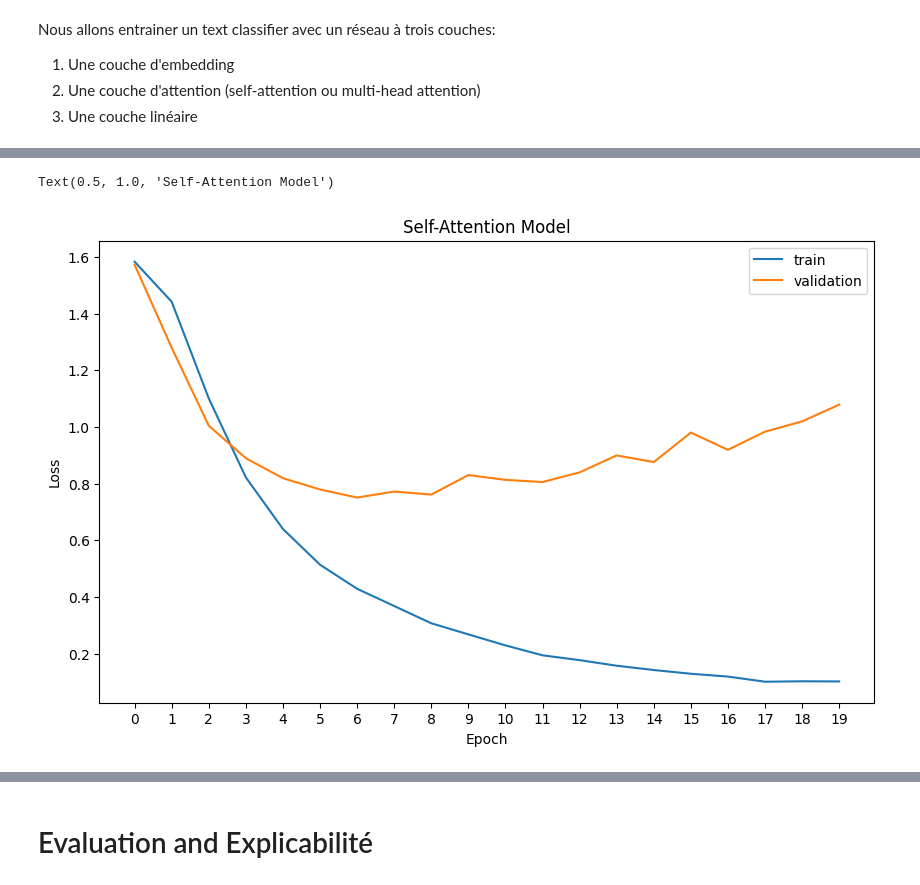
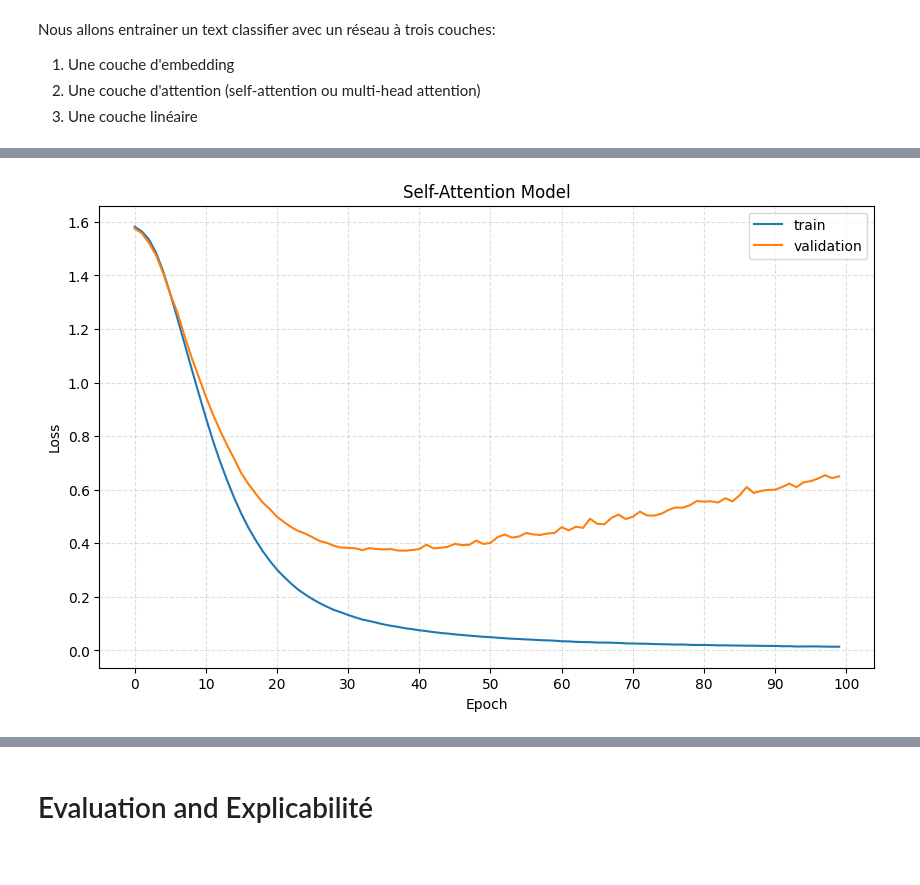
Before and after one commit to MBIANDI/yt_video_comments_analysis, a Jupyter notebook: 4-multi-head-attention.ipynb, the cells around one changed output, grey strips where cells are left out. Drawn from its saved outputs; the diff is of its cells as text; code cells hidden in the pictures.

```diff
--- a/4-multi-head-attention.ipynb
+++ b/4-multi-head-attention.ipynb
@@ -50,2 +61,2 @@ tokenizer = BertTokenizer.from_pretrained('bert-base-uncased')
 # %%
-emotions["train"]["text"]
+text = emotions['train'][0]['text']
@@ -150,8 +169,8 @@ class SelfAttention(nn.Module):
         K = self.key(x)
         V = self.value(x)
         attention_scores = torch.bmm(Q, K.transpose(1, 2)) / (self.embed_size ** 0.5)
-        # attention_mask = attention_mask.unsqueeze(1).unsqueeze(2).to(dtype=attention_scores.dtype)
-        # attention_scores = attention_scores.masked_fill(attention_mask == 0, float('-inf'))
+        attention_mask = attention_mask.unsqueeze(1).unsqueeze(2).to(dtype=attention_scores.dtype)
+        attention_scores = attention_scores.masked_fill(attention_mask == 0, float('-inf'))
         attention = self.softmax(attention_scores)
         out = torch.bmm(attention, V)
         return out
@@ -197,7 +216,7 @@ class SelfAttentionModel(nn.Module):
 
     def forward(self, input_ids, attention_mask):
         x = self.embedding(input_ids)
-        x = self.attention(x, attention_mask)
+        # x = self.attention(x, attention_mask)
         x = x.mean(dim=1)
         x = self.fc(x)
         return x
@@ -280,7 +299,7 @@ n_labels = len(np.unique(emotions['train']['label']))
 vocab_size = tokenizer.vocab_size
 embed_size = 128
 num_heads = 8
-epochs = 20
+epochs = 100
 self_attention_model = SelfAttentionModel(vocab_size, embed_size, n_labels=n_labels)
 multi_head_attention_model = MultiHeadAttentionModel(vocab_size, embed_size, num_heads, n_labels=n_labels)
 # %%
@@ -307,15 +326,17 @@ Epoch 20, Validation Loss: 1.0785375546131815, Train loss: 0.10195203907694668
 # %%
 plt.figure(figsize=(10, 6))
+plt.grid(True, axis='x', linestyle='--', alpha=0.4)
+plt.grid(True, axis='y', linestyle='--', alpha=0.4)
 sns.lineplot(x=range(epochs), y=train_loss_self_attention, label='train')
 sns.lineplot(x=range(epochs), y=valid_loss_self_attention, label='validation')
 # set xaixs with only epochs values
-plt.xticks(range(epochs))
+plt.xticks(np.arange(0, epochs +1, 10) )
 plt.xlabel('Epoch')
-plt.ylabel('Loss')
+plt.ylabel('Loss', )
 plt.title('Self-Attention Model')
+plt.show()
 # %% [output]
-Text(0.5, 1.0, 'Self-Attention Model')
-[figure, old version]
+[figure, new version]
 # %%
 print("Training Multi-Head Attention Model")
 train_loss_multi_head, valid_loss_multi_head = train_model(multi_head_attention_model, train_loader, valid_loader, epochs=epochs,path='best_multihead_attention_model.pth')
```
Also changed, not shown: parts of 22 cells of this notebook, 4 other files.
